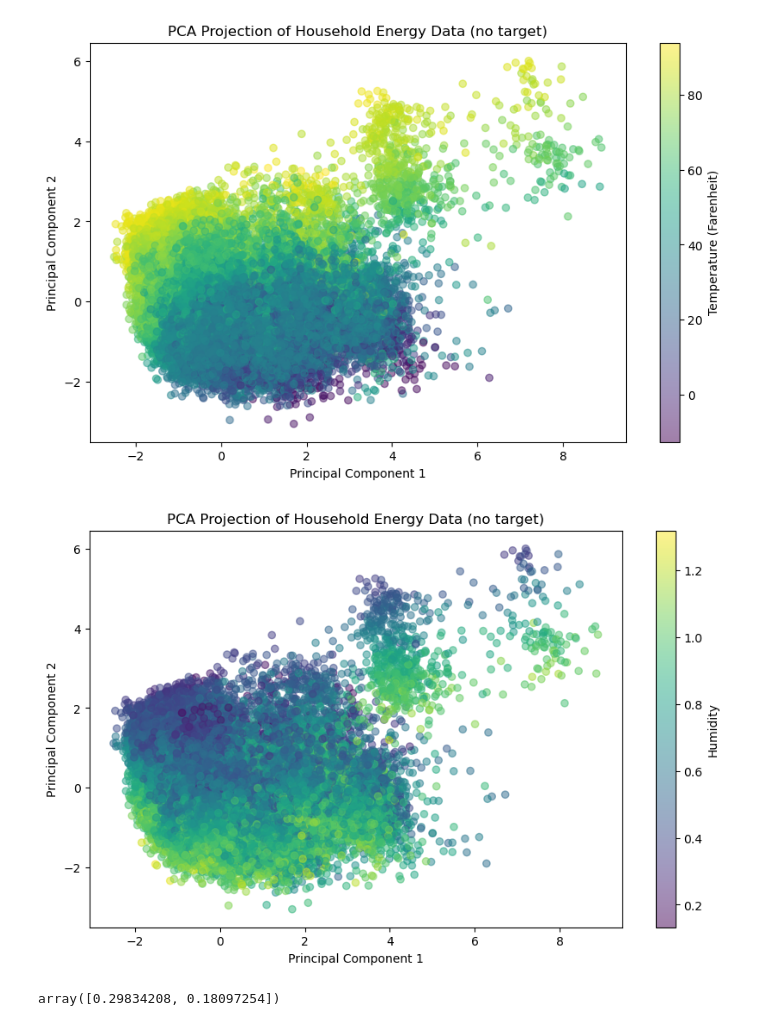
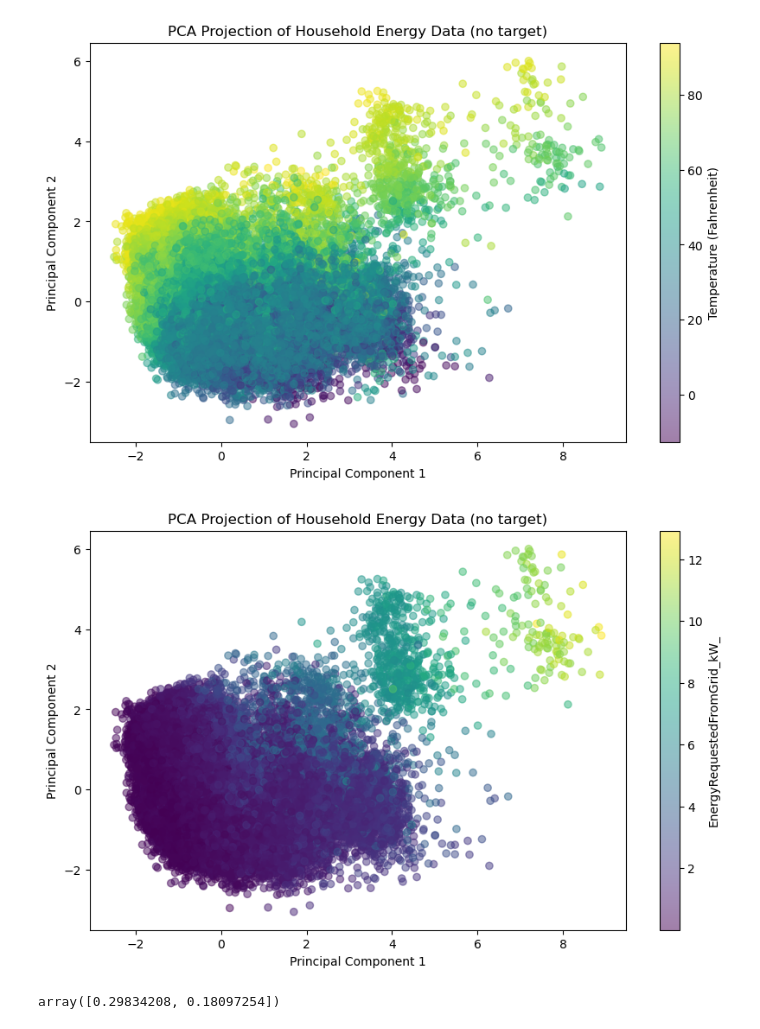
Before and after one commit to FredericoFerri/household_consumption_ml, a Jupyter notebook: notebooks/01_eda.ipynb, the cells around one changed output. Cells and saved outputs as stored; diff of their text form; code cells hidden in the pictures.

```diff
--- a/notebooks/01_eda.ipynb
+++ b/notebooks/01_eda.ipynb
@@ -572,22 +572,22 @@ plt.show()
 # %%
 plt.figure(figsize=(10, 6))
 
 scatter = plt.scatter(
     X_pca[:, 0],   # Principal Component 1
     X_pca[:, 1],   # Principal Component 2
     alpha=0.5,
-    c = df["humidity"]
+    c = df["EnergyRequestedFromGrid_kW_"]
 )
 
-plt.colorbar(scatter, label="Humidity")
+plt.colorbar(scatter, label="EnergyRequestedFromGrid_kW_")
 
 plt.xlabel("Principal Component 1")
 plt.ylabel("Principal Component 2")
 plt.title("PCA Projection of Household Energy Data (no target)")
 
 plt.show()
 # %% [output]
-[figure, old version]
+[figure, new version]
 # %%
 pca.explained_variance_ratio_
 # %% [output]
```
Also changed, not shown: parts of 1 cell of this notebook, 11 other files.
